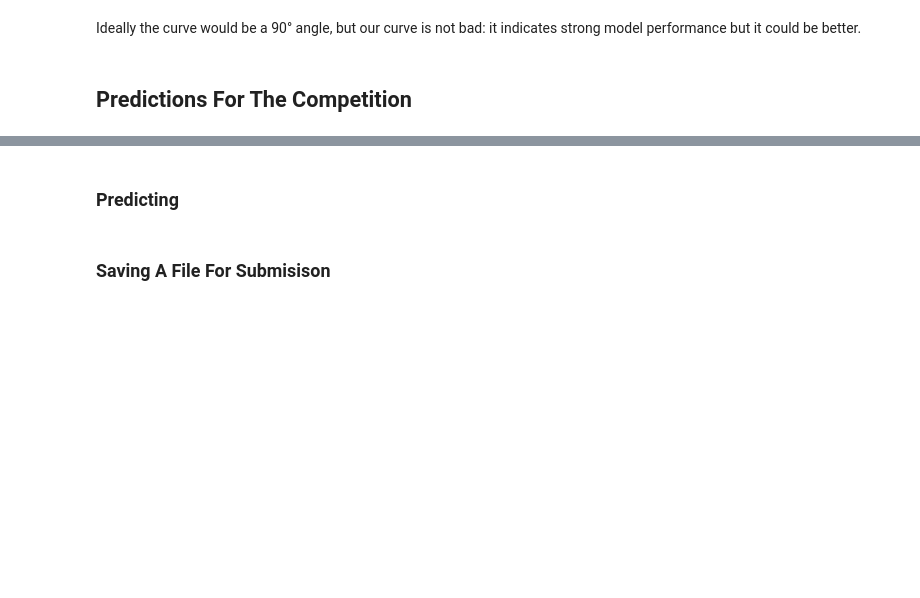
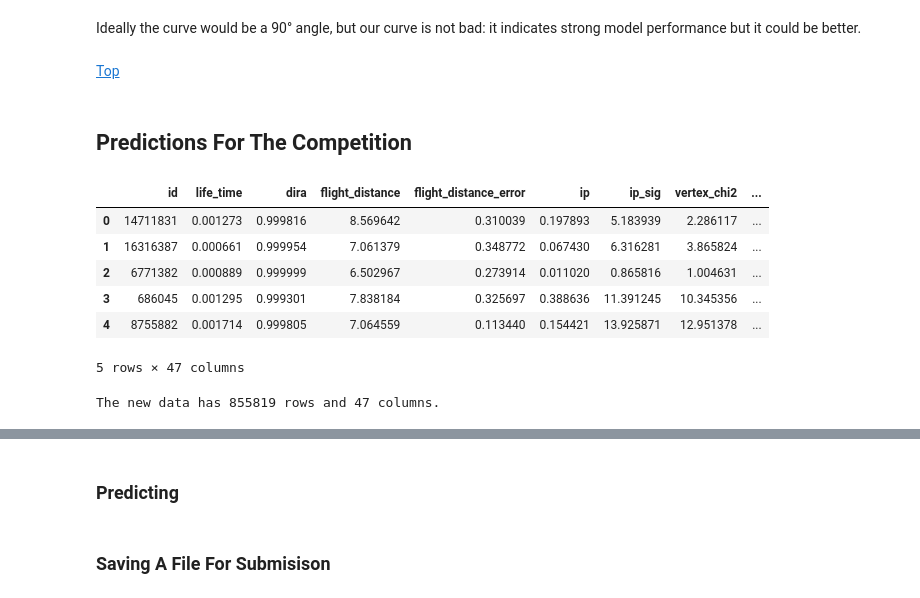
Before and after one commit to a-bergman/Flavors_Of_Physics, a Jupyter notebook: Code/Modeling & Evaluation.ipynb, the cells around one changed output, grey strips where cells are left out. Drawn from its saved outputs; the diff is of its cells as text; code cells hidden in the pictures; blank space fills up the shorter version.

```diff
--- a/Code/Modeling & Evaluation.ipynb
+++ b/Code/Modeling & Evaluation.ipynb
@@ -75,7 +73,7 @@ warnings.filterwarnings("ignore")
 ### Reading In The Daa
 # %%
 phys_data = pd.read_csv("../Data/clean_phys_data.csv")
-comp_data = pd.read_csv("../Data/test.csv")
+comp_data = pd.read_csv("../Data/clean_comp_data.csv")
 # %% [markdown]
 ### Overview
 # %%
@@ -973,4 +1200,20 @@ roc_curve(model_prob  = xgb,
 # %% [markdown]
 Ideally the curve would be a 90° angle, but our curve is not bad: it indicates strong model performance but it could be better.
+# %% [markdown]
+[Top](#Table-Of-Contents)
 # %% [markdown]
 ## Predictions For The Competition
+# %%
+comp_data.head()
+# %% [output]
+|  | id | life_time | dira | flight_distance | flight_distance_error | ip | ip_sig | vertex_chi2 | ... |
+| 0 | 14711831 | 0.001273 | 0.999816 | 8.569642 | 0.310039 | 0.197893 | 5.183939 | 2.286117 | ... |
+| 1 | 16316387 | 0.000661 | 0.999954 | 7.061379 | 0.348772 | 0.067430 | 6.316281 | 3.865824 | ... |
+| 2 | 6771382 | 0.000889 | 0.999999 | 6.502967 | 0.273914 | 0.011020 | 0.865816 | 1.004631 | ... |
+| 3 | 686045 | 0.001295 | 0.999301 | 7.838184 | 0.325697 | 0.388636 | 11.391245 | 10.345356 | ... |
+| 4 | 8755882 | 0.001714 | 0.999805 | 7.064559 | 0.113440 | 0.154421 | 13.925871 | 12.951378 | ... |
+5 rows × 47 columns
+# %%
+print(f"The new data has {comp_data.shape[0]} rows and {comp_data.shape[1]} columns.")
+# %% [output]
+The new data has 855819 rows and 47 columns.
```
Also changed, not shown: parts of 52 cells of this notebook.
